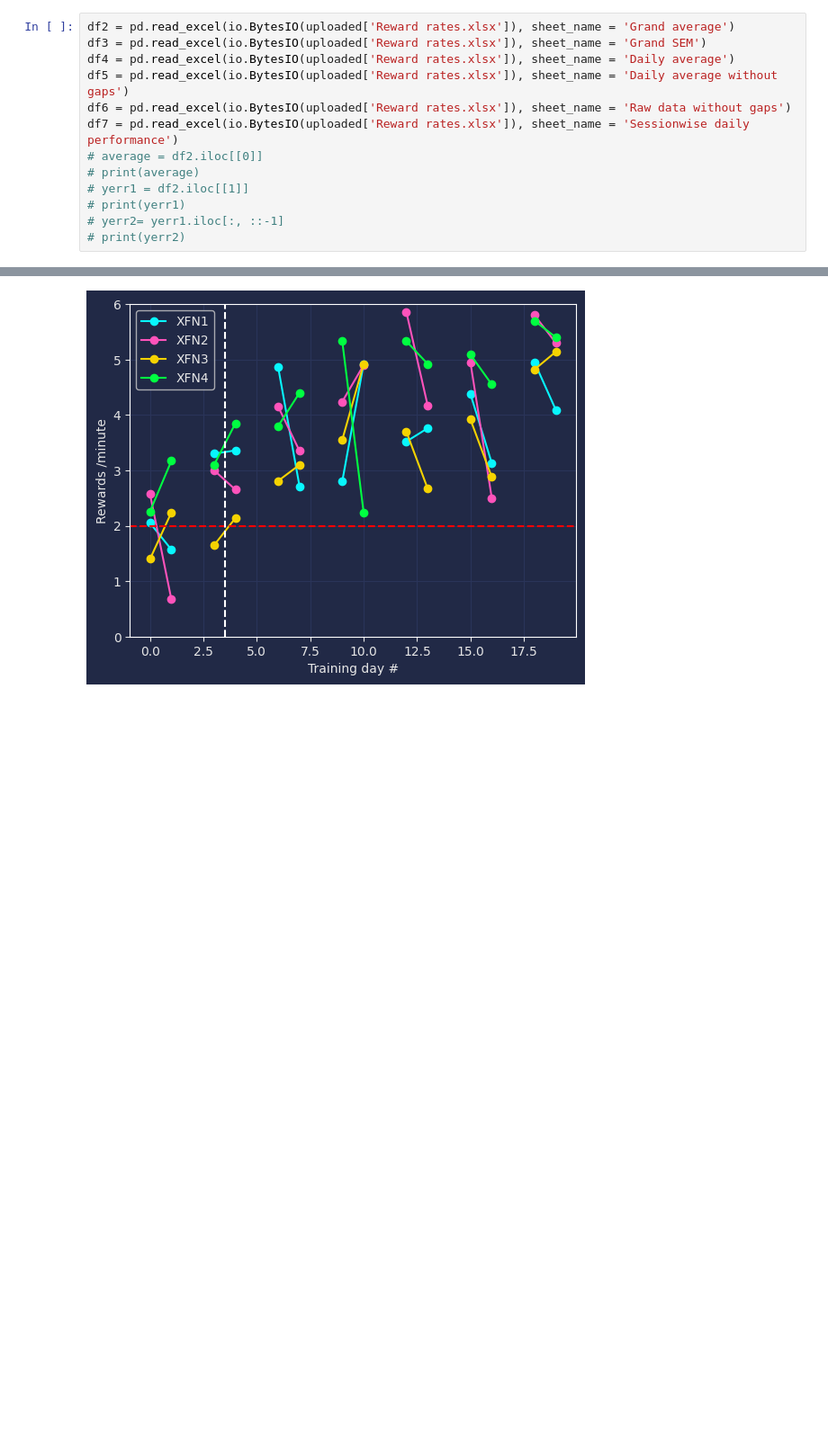
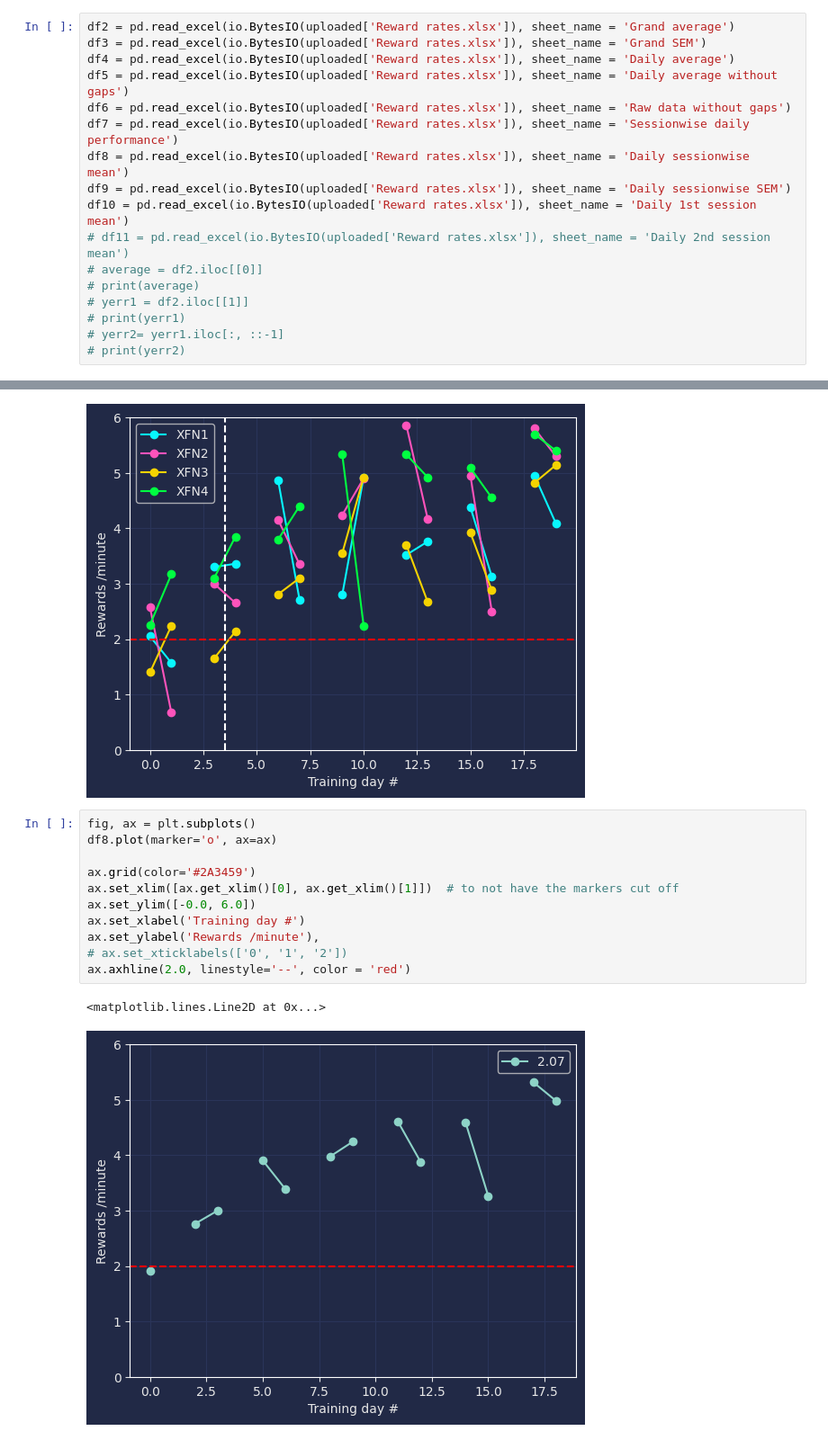
Before and after one commit to Ashu156/JLab, a Jupyter notebook: JL_Linear_track_reward_rate_monitoring.ipynb, the cells around one changed output, grey strips where cells are left out. Shown at 90% size. Saved outputs shown, nothing was run; the diff lists cells and outputs as text; blank space fills up the shorter version.

```diff
--- a/JL_Linear_track_reward_rate_monitoring.ipynb
+++ b/JL_Linear_track_reward_rate_monitoring.ipynb
@@ -63,6 +63,10 @@ df4 = pd.read_excel(io.BytesIO(uploaded['Reward rates.xlsx']), sheet_name = 'Dai
 df5 = pd.read_excel(io.BytesIO(uploaded['Reward rates.xlsx']), sheet_name = 'Daily average without gaps')
 df6 = pd.read_excel(io.BytesIO(uploaded['Reward rates.xlsx']), sheet_name = 'Raw data without gaps')
 df7 = pd.read_excel(io.BytesIO(uploaded['Reward rates.xlsx']), sheet_name = 'Sessionwise daily performance')
+df8 = pd.read_excel(io.BytesIO(uploaded['Reward rates.xlsx']), sheet_name = 'Daily sessionwise mean')
+df9 = pd.read_excel(io.BytesIO(uploaded['Reward rates.xlsx']), sheet_name = 'Daily sessionwise SEM')
+df10 = pd.read_excel(io.BytesIO(uploaded['Reward rates.xlsx']), sheet_name = 'Daily 1st session mean')
+# df11 = pd.read_excel(io.BytesIO(uploaded['Reward rates.xlsx']), sheet_name = 'Daily 2nd session mean')
 # average = df2.iloc[[0]]
 # print(average)
 # yerr1 = df2.iloc[[1]]
@@ -142,3 +146,17 @@ ax.axvline(3.5, linestyle='--', color = 'white')
 # %% [output]
 <matplotlib.lines.Line2D at 0x...>
 [figure]
+# %%
+fig, ax = plt.subplots()
+df8.plot(marker='o', ax=ax)
+
+ax.grid(color='#2A3459')
+ax.set_xlim([ax.get_xlim()[0], ax.get_xlim()[1]])  # to not have the markers cut off
+ax.set_ylim([-0.0, 6.0])
+ax.set_xlabel('Training day #')
+ax.set_ylabel('Rewards /minute'),
+# ax.set_xticklabels(['0', '1', '2'])
+ax.axhline(2.0, linestyle='--', color = 'red')
+# %% [output]
+<matplotlib.lines.Line2D at 0x...>
+[figure, added]
```
Also changed, not shown: parts of 3 cells of this notebook.
